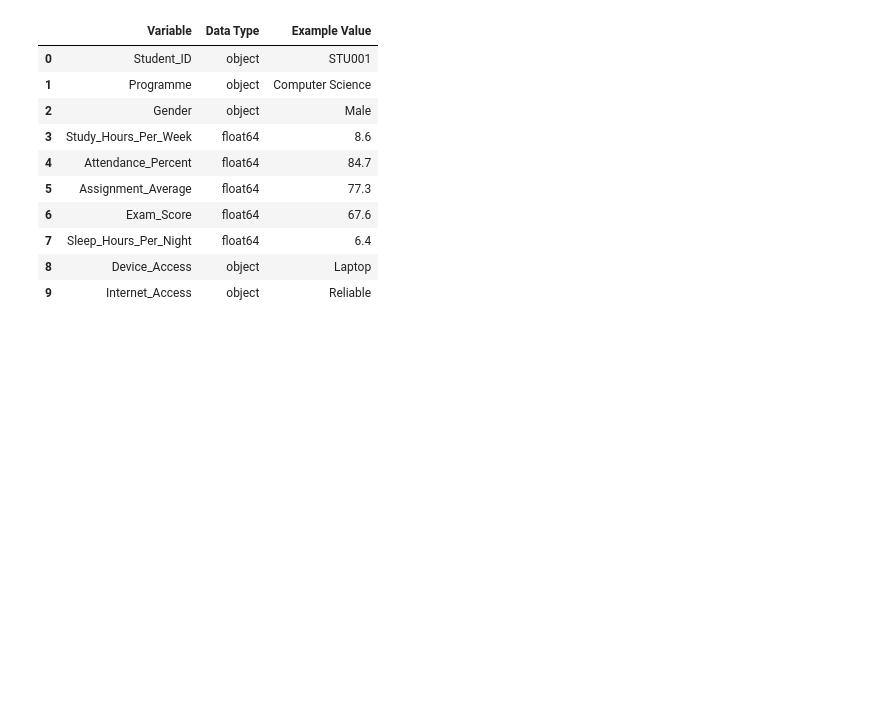
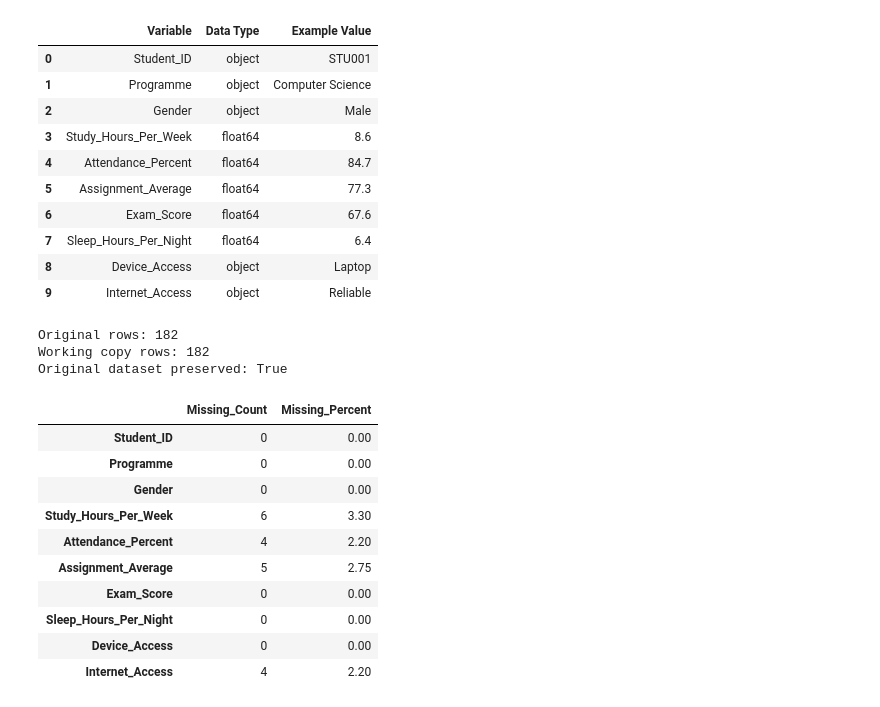
Before and after one commit to Blackk-dotcom/Data-Science-project, a Jupyter notebook: A1_Student_Performance_EDA.ipynb, the cells around one changed output. Saved outputs shown, nothing was run; the diff lists cells and outputs as text; code cells hidden in the pictures; blank space fills up the shorter version.

```diff
--- a/A1_Student_Performance_EDA.ipynb
+++ b/A1_Student_Performance_EDA.ipynb
@@ -122,3 +122,39 @@ display(data_dictionary)
 | 7 | Sleep_Hours_Per_Night | float64 | 6.4 |
 | 8 | Device_Access | object | Laptop |
 | 9 | Internet_Access | object | Reliable |
+# %%
+
+# Keep an unchanged copy of the original dataset
+df_raw = df.copy(deep=True)
+
+# Create a separate dataframe for cleaning later
+df_clean = df_raw.copy(deep=True)
+
+print("Original rows:", len(df_raw))
+print("Working copy rows:", len(df_clean))
+print("Original dataset preserved:", df_raw.equals(df))
+# %% [output]
+Original rows: 182
+Working copy rows: 182
+Original dataset preserved: True
+# %%
+
+# Count missing values and calculate their percentages
+missing_summary = pd.DataFrame({
+    "Missing_Count": df_raw.isna().sum(),
+    "Missing_Percent": (df_raw.isna().mean() * 100).round(2)
+})
+
+display(missing_summary)
+# %% [output]
+|  | Missing_Count | Missing_Percent |
+| Student_ID | 0 | 0.00 |
+| Programme | 0 | 0.00 |
+| Gender | 0 | 0.00 |
+| Study_Hours_Per_Week | 6 | 3.30 |
+| Attendance_Percent | 4 | 2.20 |
+| Assignment_Average | 5 | 2.75 |
+| Exam_Score | 0 | 0.00 |
+| Sleep_Hours_Per_Night | 0 | 0.00 |
+| Device_Access | 0 | 0.00 |
+| Internet_Access | 4 | 2.20 |
```
Also changed, not shown: parts of 7 cells of this notebook.
